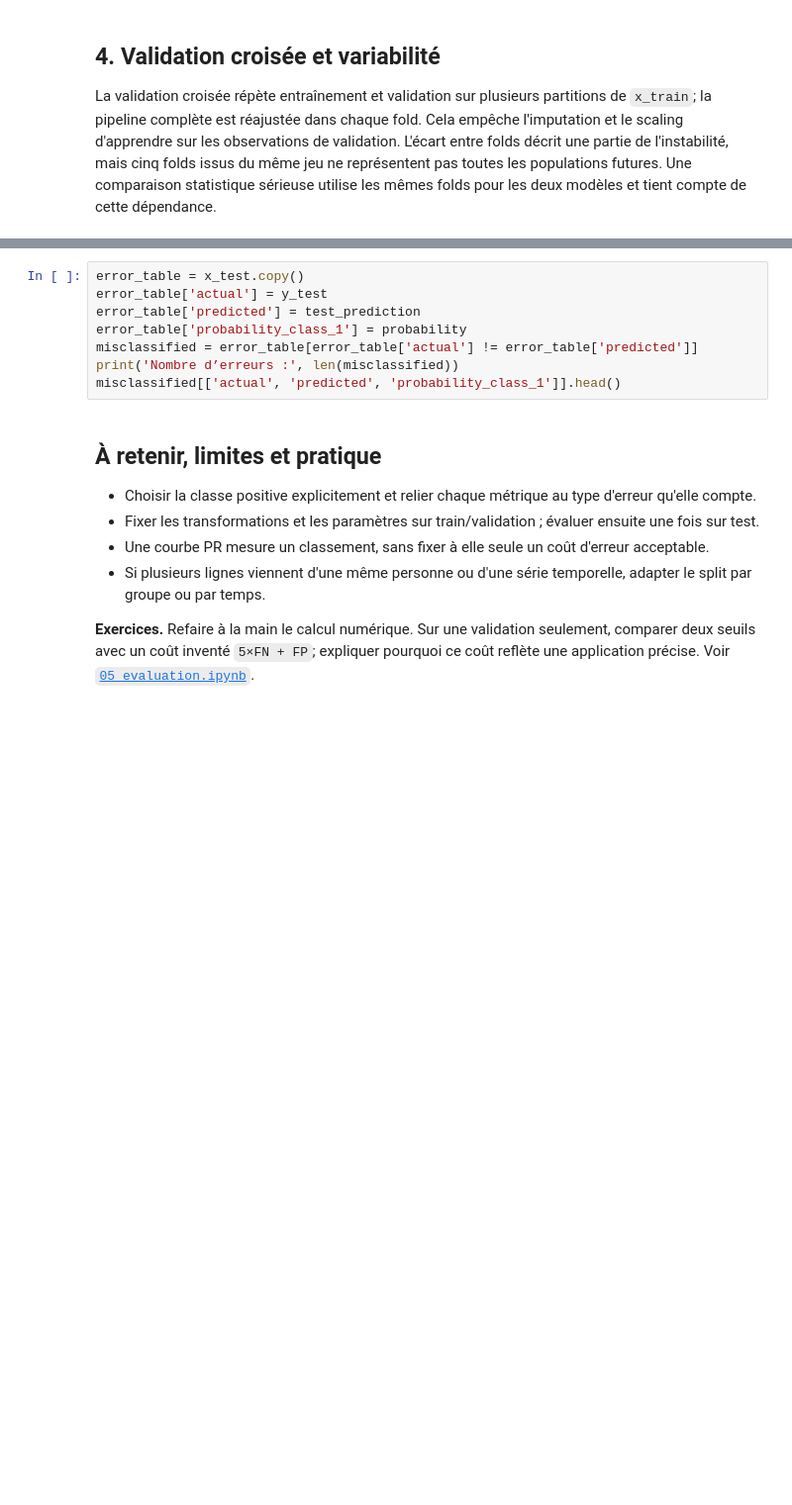
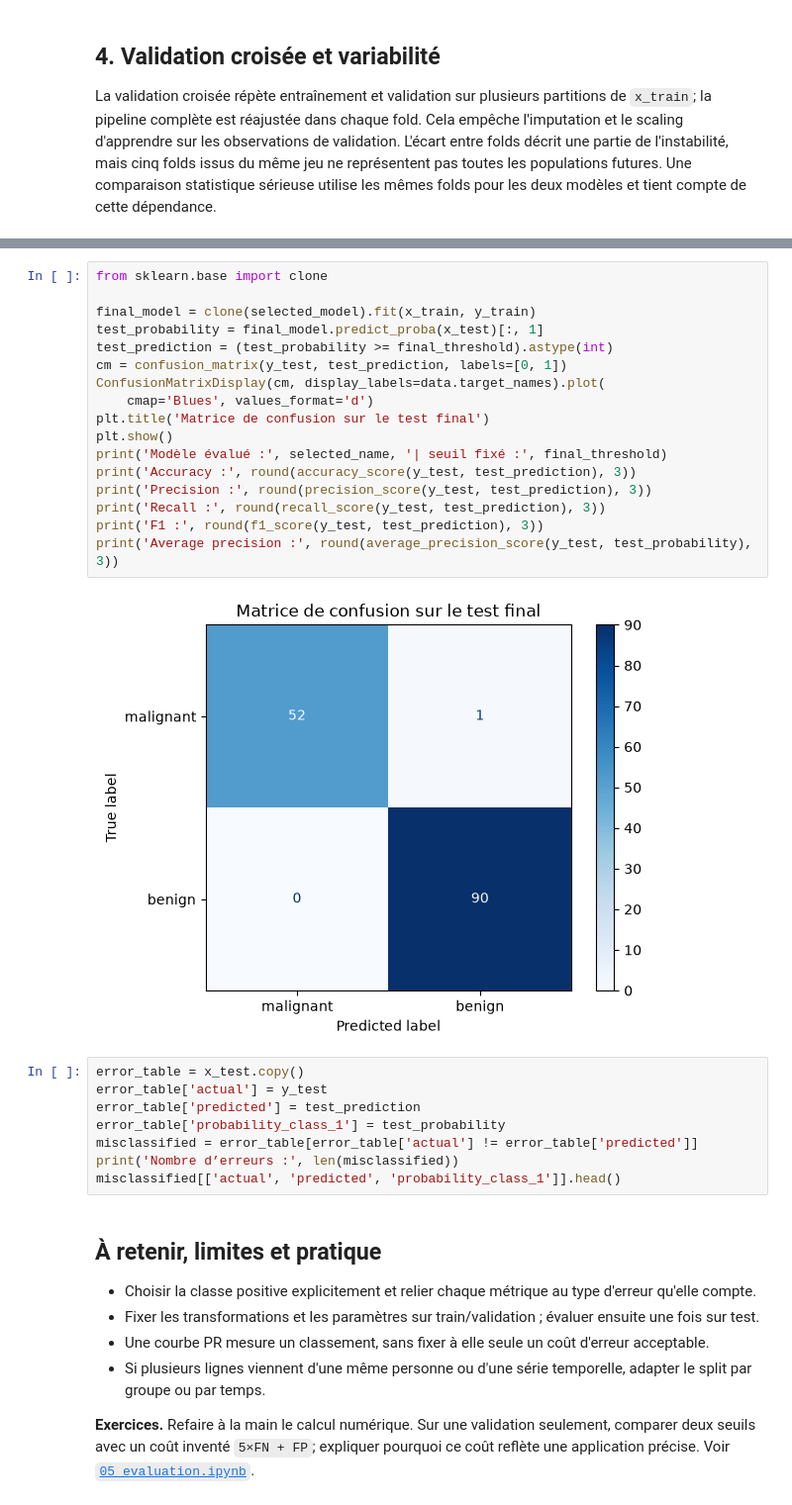
Before and after one commit to BADR-JOULAlI/ml-dl-learning-hub, a Jupyter notebook: modules/05-model-evaluation/01_classification.ipynb, the cells around one changed output, grey strips where cells are left out. Shown at 99% size. Cells and saved outputs as stored; diff of their text form; blank space fills up the shorter version.

```diff
--- a/modules/05-model-evaluation/01_classification.ipynb
+++ b/modules/05-model-evaluation/01_classification.ipynb
@@ -119,8 +178,27 @@ Une métrique résume un groupe d’exemples. Avant d’agir, examiner cas mal c
+# %%
+from sklearn.base import clone
+
+final_model = clone(selected_model).fit(x_train, y_train)
+test_probability = final_model.predict_proba(x_test)[:, 1]
+test_prediction = (test_probability >= final_threshold).astype(int)
+cm = confusion_matrix(y_test, test_prediction, labels=[0, 1])
+ConfusionMatrixDisplay(cm, display_labels=data.target_names).plot(
+    cmap='Blues', values_format='d')
+plt.title('Matrice de confusion sur le test final')
+plt.show()
+print('Modèle évalué :', selected_name, '| seuil fixé :', final_threshold)
+print('Accuracy :', round(accuracy_score(y_test, test_prediction), 3))
+print('Precision :', round(precision_score(y_test, test_prediction), 3))
+print('Recall :', round(recall_score(y_test, test_prediction), 3))
+print('F1 :', round(f1_score(y_test, test_prediction), 3))
+print('Average precision :', round(average_precision_score(y_test, test_probability), 3))
+# %% [output]
+[figure, new version]
 # %%
 error_table = x_test.copy()
 error_table['actual'] = y_test
 error_table['predicted'] = test_prediction
-error_table['probability_class_1'] = probability
+error_table['probability_class_1'] = test_probability
 misclassified = error_table[error_table['actual'] != error_table['predicted']]
 print('Nombre d’erreurs :', len(misclassified))
 misclassified[['actual', 'predicted', 'probability_class_1']].head()
```
Also changed, not shown: parts of 10 cells of this notebook, 13 other files.
